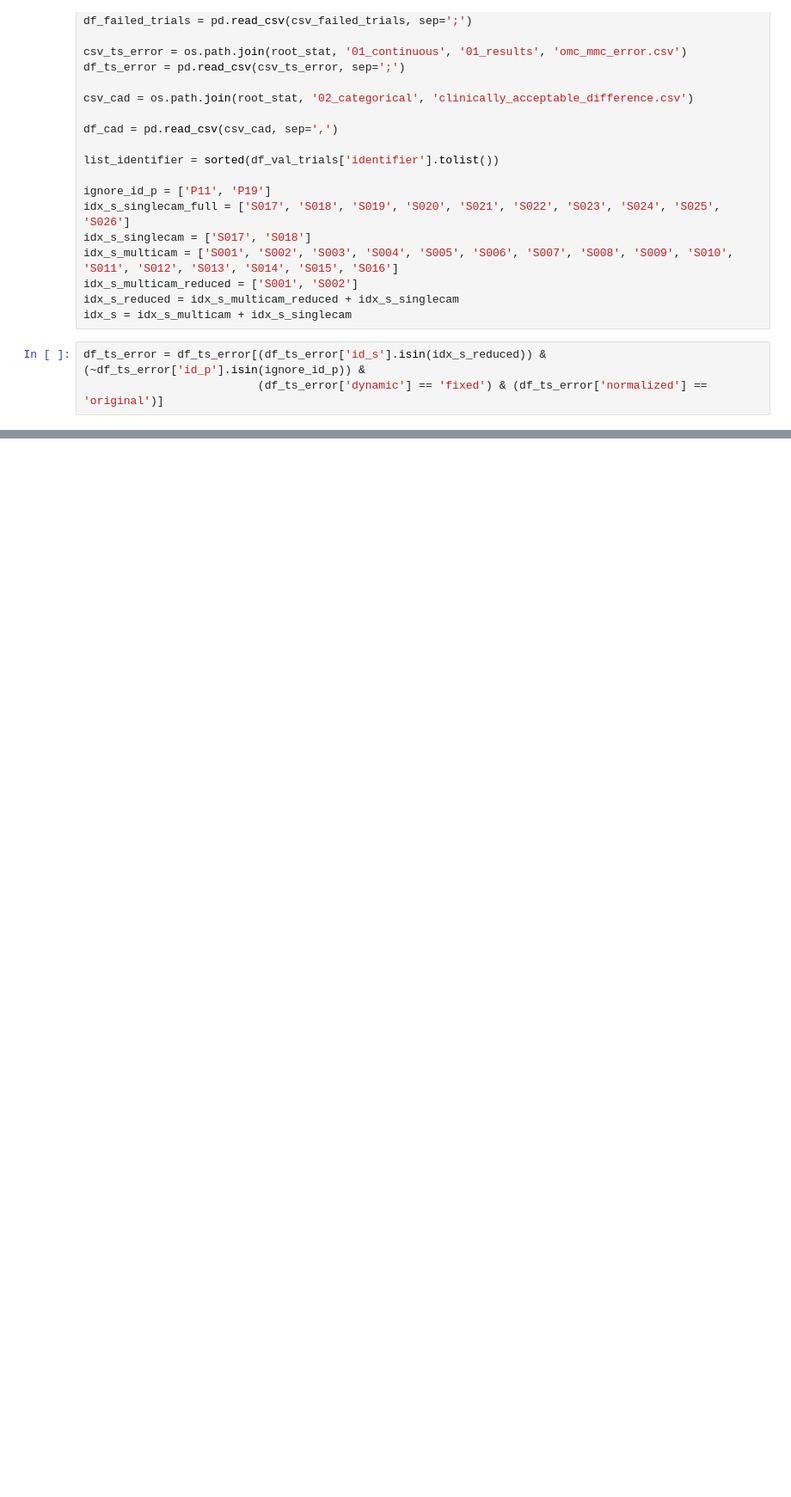
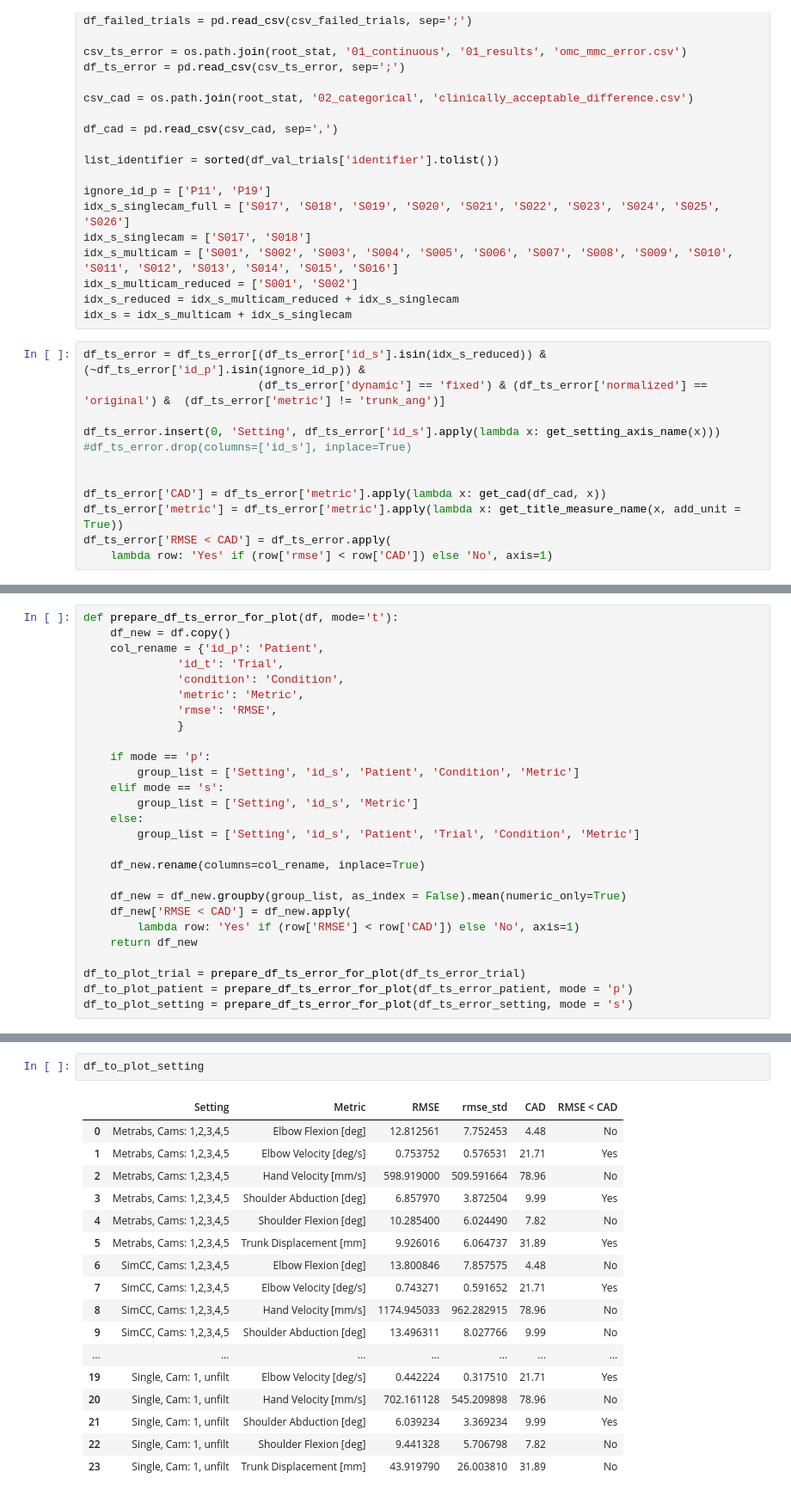
Before and after one commit to j-ullrich/iDrink_MMC_validation, a Jupyter notebook: src/notebooks/error_analysis_for _thesis.ipynb, the cells around one changed output, grey strips where cells are left out. Shown at 86% size. Saved outputs shown, nothing was run; the diff lists cells and outputs as text; blank space fills up the shorter version.

```diff
--- a/src/notebooks/error_analysis_for _thesis.ipynb
+++ b/src/notebooks/error_analysis_for _thesis.ipynb
@@ -62,7 +60,16 @@ idx_s_reduced = idx_s_multicam_reduced + idx_s_singlecam
 idx_s = idx_s_multicam + idx_s_singlecam
 # %%
 df_ts_error = df_ts_error[(df_ts_error['id_s'].isin(idx_s_reduced)) & (~df_ts_error['id_p'].isin(ignore_id_p)) &
-                          (df_ts_error['dynamic'] == 'fixed') & (df_ts_error['normalized'] == 'original')]
+                          (df_ts_error['dynamic'] == 'fixed') & (df_ts_error['normalized'] == 'original') &  (df_ts_error['metric'] != 'trunk_ang')]
+
+df_ts_error.insert(0, 'Setting', df_ts_error['id_s'].apply(lambda x: get_setting_axis_name(x)))
+#df_ts_error.drop(columns=['id_s'], inplace=True)
+
+
+df_ts_error['CAD'] = df_ts_error['metric'].apply(lambda x: get_cad(df_cad, x))
+df_ts_error['metric'] = df_ts_error['metric'].apply(lambda x: get_title_measure_name(x, add_unit = True))
+df_ts_error['RMSE < CAD'] = df_ts_error.apply(
+    lambda row: 'Yes' if (row['rmse'] < row['CAD']) else 'No', axis=1)
 # %%
 df_ts_error_trial = df_ts_error[pd.notna(df_ts_error['id_t'])]
 df_ts_error_patient = df_ts_error[(pd.isna(df_ts_error['id_t'])) & (pd.notna(df_ts_error['id_p']))]
@@ -101,0 +100,27 @@ df_ts_error
+# %%
+def prepare_df_ts_error_for_plot(df, mode='t'):
+    df_new = df.copy()
+    col_rename = {'id_p': 'Patient',
+              'id_t': 'Trial',
+              'condition': 'Condition',
+              'metric': 'Metric',
+              'rmse': 'RMSE',
+              }
+
+    if mode == 'p':
+        group_list = ['Setting', 'id_s', 'Patient', 'Condition', 'Metric']
+    elif mode == 's':
+        group_list = ['Setting', 'id_s', 'Metric']
+    else:
+        group_list = ['Setting', 'id_s', 'Patient', 'Trial', 'Condition', 'Metric']
+
+    df_new.rename(columns=col_rename, inplace=True)
+
+    df_new = df_new.groupby(group_list, as_index = False).mean(numeric_only=True)
+    df_new['RMSE < CAD'] = df_new.apply(
+        lambda row: 'Yes' if (row['RMSE'] < row['CAD']) else 'No', axis=1)
+    return df_new
+
+df_to_plot_trial = prepare_df_ts_error_for_plot(df_ts_error_trial)
+df_to_plot_patient = prepare_df_ts_error_for_plot(df_ts_error_patient, mode = 'p')
+df_to_plot_setting = prepare_df_ts_error_for_plot(df_ts_error_setting, mode = 's')
@@ -101,0 +216,20 @@ df_ts_error
+# %%
+df_to_plot_setting
+# %% [output]
+|  | Setting | Metric | RMSE | rmse_std | CAD | RMSE < CAD |
+| 0 | Metrabs, Cams: 1,2,3,4,5 | Elbow Flexion [deg] | 12.812561 | 7.752453 | 4.48 | No |
+| 1 | Metrabs, Cams: 1,2,3,4,5 | Elbow Velocity [deg/s] | 0.753752 | 0.576531 | 21.71 | Yes |
+| 2 | Metrabs, Cams: 1,2,3,4,5 | Hand Velocity [mm/s] | 598.919000 | 509.591664 | 78.96 | No |
+| 3 | Metrabs, Cams: 1,2,3,4,5 | Shoulder Abduction [deg] | 6.857970 | 3.872504 | 9.99 | Yes |
+| 4 | Metrabs, Cams: 1,2,3,4,5 | Shoulder Flexion [deg] | 10.285400 | 6.024490 | 7.82 | No |
+| 5 | Metrabs, Cams: 1,2,3,4,5 | Trunk Displacement [mm] | 9.926016 | 6.064737 | 31.89 | Yes |
+| 6 | SimCC, Cams: 1,2,3,4,5 | Elbow Flexion [deg] | 13.800846 | 7.857575 | 4.48 | No |
+| 7 | SimCC, Cams: 1,2,3,4,5 | Elbow Velocity [deg/s] | 0.743271 | 0.591652 | 21.71 | Yes |
+| 8 | SimCC, Cams: 1,2,3,4,5 | Hand Velocity [mm/s] | 1174.945033 | 962.282915 | 78.96 | No |
+| 9 | SimCC, Cams: 1,2,3,4,5 | Shoulder Abduction [deg] | 13.496311 | 8.027766 | 9.99 | No |
+| ... | ... | ... | ... | ... | ... | ... |
+| 19 | Single, Cam: 1, unfilt | Elbow Velocity [deg/s] | 0.442224 | 0.317510 | 21.71 | Yes |
+| 20 | Single, Cam: 1, unfilt | Hand Velocity [mm/s] | 702.161128 | 545.209898 | 78.96 | No |
+| 21 | Single, Cam: 1, unfilt | Shoulder Abduction [deg] | 6.039234 | 3.369234 | 9.99 | Yes |
+| 22 | Single, Cam: 1, unfilt | Shoulder Flexion [deg] | 9.441328 | 5.706798 | 7.82 | No |
+| 23 | Single, Cam: 1, unfilt | Trunk Displacement [mm] | 43.919790 | 26.003810 | 31.89 | No |
```
Also changed, not shown: parts of 13 cells of this notebook, 1 other file.
